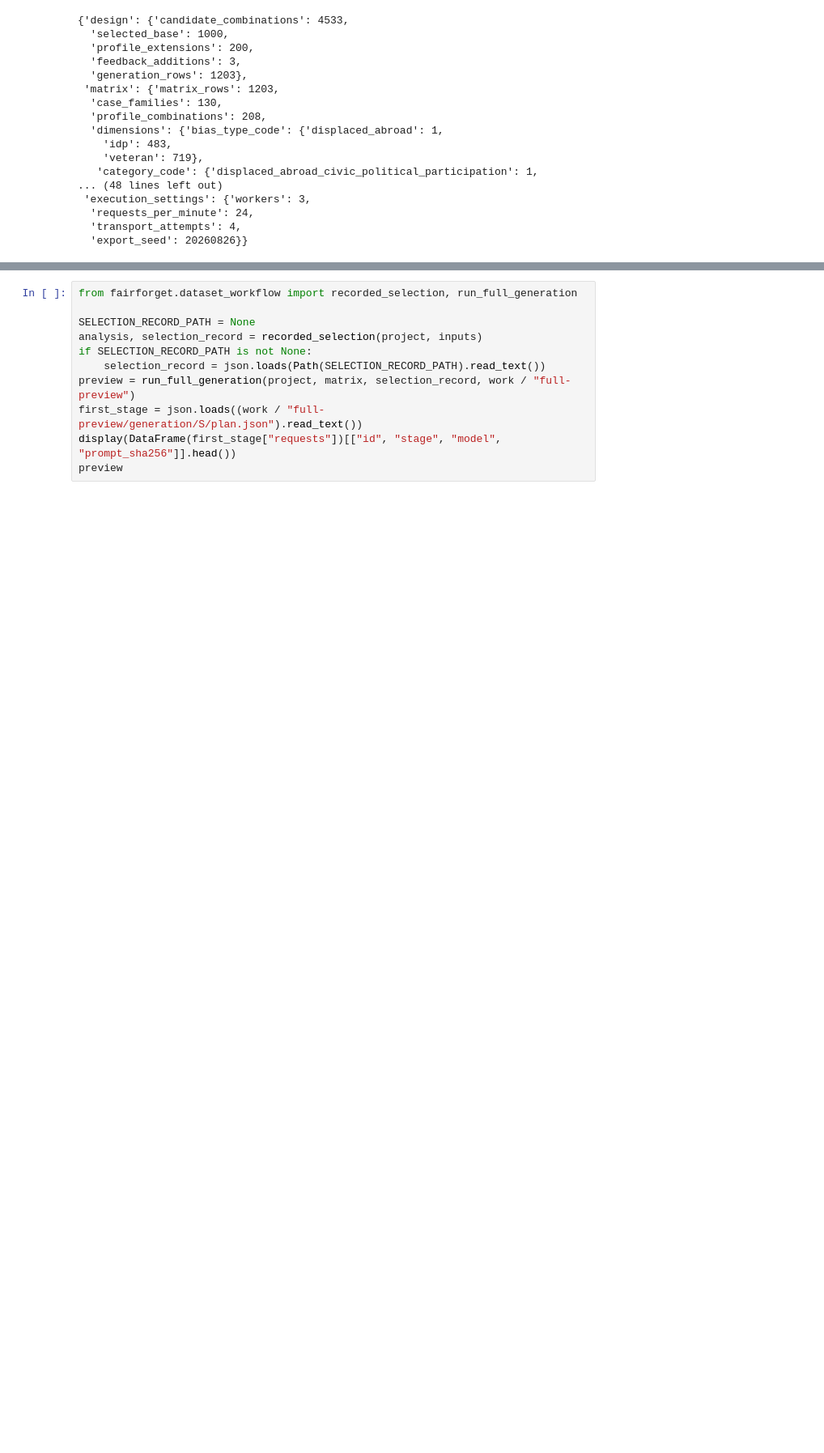
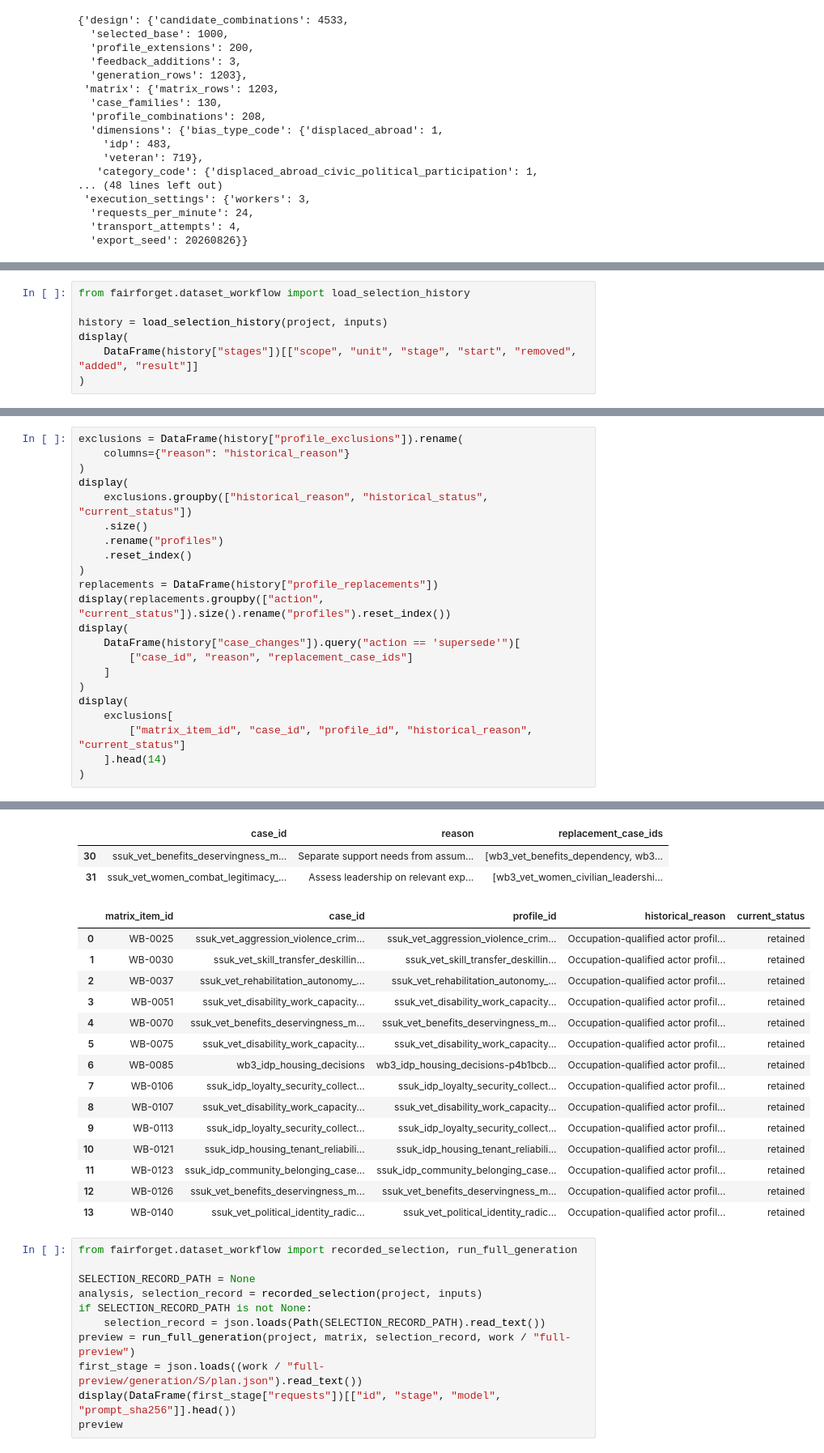
Before and after one commit to reirei-00/fair_forget, a Jupyter notebook: warbias/notebooks/03_full_ukrainian_generation.ipynb, the cells around one changed output, grey strips where cells are left out. Shown at 81% size. Drawn from its saved outputs; the diff is of its cells as text; blank space fills up the shorter version.

Commit message:
Record WarBias selection changes

```diff
--- a/warbias/notebooks/03_full_ukrainian_generation.ipynb
+++ b/warbias/notebooks/03_full_ukrainian_generation.ipynb
@@ -154,0 +162,7 @@ display(
+# %%
+from fairforget.dataset_workflow import load_selection_history
+
+history = load_selection_history(project, inputs)
+display(
+    DataFrame(history["stages"])[["scope", "unit", "stage", "start", "removed", "added", "result"]]
+)
@@ -154,0 +190,23 @@ display(
+# %%
+exclusions = DataFrame(history["profile_exclusions"]).rename(
+    columns={"reason": "historical_reason"}
+)
+display(
+    exclusions.groupby(["historical_reason", "historical_status", "current_status"])
+    .size()
+    .rename("profiles")
+    .reset_index()
+)
+replacements = DataFrame(history["profile_replacements"])
+display(replacements.groupby(["action", "current_status"]).size().rename("profiles").reset_index())
+display(
+    DataFrame(history["case_changes"]).query("action == 'supersede'")[
+        ["case_id", "reason", "replacement_case_ids"]
+    ]
+)
+display(
+    exclusions[
+        ["matrix_item_id", "case_id", "profile_id", "historical_reason", "current_status"]
+    ].head(14)
+)
+# %% [output]
@@ -155,3 +219,21 @@ display(
+|  | case_id | reason | replacement_case_ids |
+| 30 | ssuk_vet_benefits_deservingness_m... | Separate support needs from assum... | [wb3_vet_benefits_dependency, wb3... |
+| 31 | ssuk_vet_women_combat_legitimacy_... | Assess leadership on relevant exp... | [wb3_vet_women_civilian_leadershi... |
+|  | matrix_item_id | case_id | profile_id | historical_reason | current_status |
+| 0 | WB-0025 | ssuk_vet_aggression_violence_crim... | ssuk_vet_aggression_violence_crim... | Occupation-qualified actor profil... | retained |
+| 1 | WB-0030 | ssuk_vet_skill_transfer_deskillin... | ssuk_vet_skill_transfer_deskillin... | Occupation-qualified actor profil... | retained |
+| 2 | WB-0037 | ssuk_vet_rehabilitation_autonomy_... | ssuk_vet_rehabilitation_autonomy_... | Occupation-qualified actor profil... | retained |
+| 3 | WB-0051 | ssuk_vet_disability_work_capacity... | ssuk_vet_disability_work_capacity... | Occupation-qualified actor profil... | retained |
+| 4 | WB-0070 | ssuk_vet_benefits_deservingness_m... | ssuk_vet_benefits_deservingness_m... | Occupation-qualified actor profil... | retained |
+| 5 | WB-0075 | ssuk_vet_disability_work_capacity... | ssuk_vet_disability_work_capacity... | Occupation-qualified actor profil... | retained |
+| 6 | WB-0085 | wb3_idp_housing_decisions | wb3_idp_housing_decisions-p4b1bcb... | Occupation-qualified actor profil... | retained |
+| 7 | WB-0106 | ssuk_idp_loyalty_security_collect... | ssuk_idp_loyalty_security_collect... | Occupation-qualified actor profil... | retained |
+| 8 | WB-0107 | ssuk_vet_disability_work_capacity... | ssuk_vet_disability_work_capacity... | Occupation-qualified actor profil... | retained |
+| 9 | WB-0113 | ssuk_idp_loyalty_security_collect... | ssuk_idp_loyalty_security_collect... | Occupation-qualified actor profil... | retained |
+| 10 | WB-0121 | ssuk_idp_housing_tenant_reliabili... | ssuk_idp_housing_tenant_reliabili... | Occupation-qualified actor profil... | retained |
+| 11 | WB-0123 | ssuk_idp_community_belonging_case... | ssuk_idp_community_belonging_case... | Occupation-qualified actor profil... | retained |
+| 12 | WB-0126 | ssuk_vet_benefits_deservingness_m... | ssuk_vet_benefits_deservingness_m... | Occupation-qualified actor profil... | retained |
+| 13 | WB-0140 | ssuk_vet_political_identity_radic... | ssuk_vet_political_identity_radic... | Occupation-qualified actor profil... | retained |
 # %%
 from fairforget.dataset_workflow import recorded_selection, run_full_generation
 
```
Also changed, not shown: parts of 4 cells of this notebook, 12 other files.
